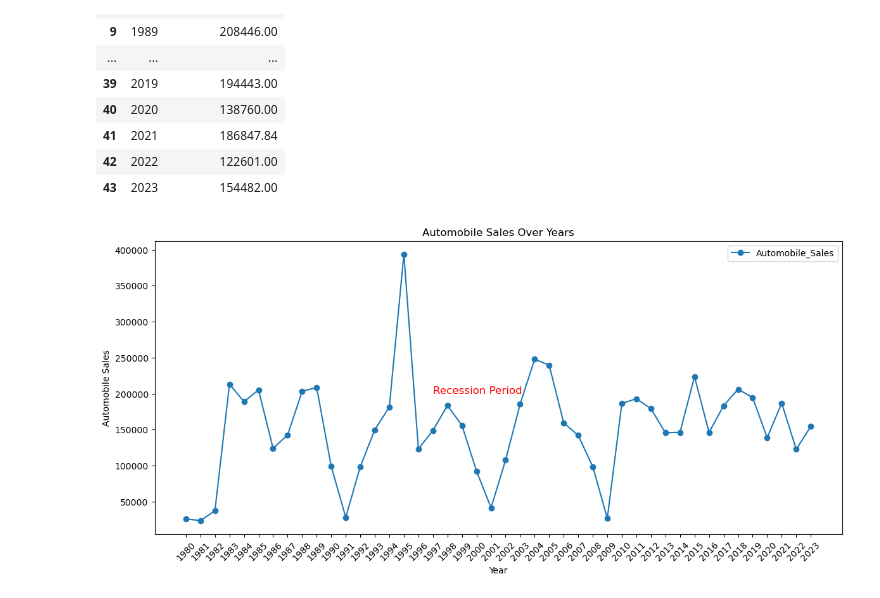
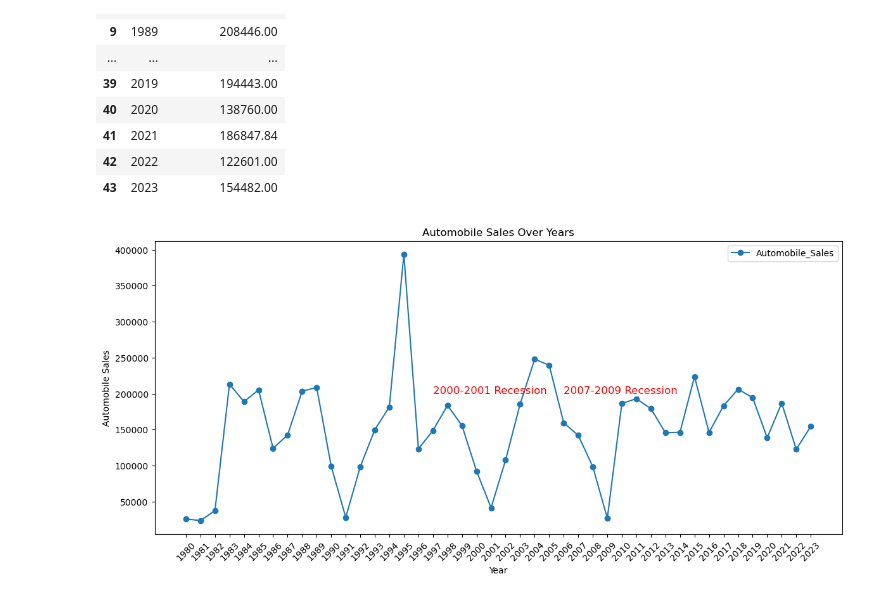
Before and after one commit to restjohnson/automobile_recession, a Jupyter notebook: automobile_jupyter.ipynb, the cells around one changed output. Saved outputs shown, nothing was run; the diff lists cells and outputs as text; code cells hidden in the pictures.

```diff
--- a/automobile_jupyter.ipynb
+++ b/automobile_jupyter.ipynb
@@ -85,10 +85,11 @@ yr
 # %%
 yr.plot(kind='line', x='Year', y='Automobile_Sales', title='Automobile Sales Over Years', marker='o', figsize=(14, 6))
 plt.xlabel('Year')
 plt.ylabel('Automobile Sales')
 plt.xticks(yr['Year'], rotation=45)
-plt.text(1997, 200000, 'Recession Period', fontsize=12, color='red')
+plt.text(1997, 200000, '2000-2001 Recession', fontsize=12, color='red')
+plt.text(2006, 200000, '2007-2009 Recession', fontsize=12, color='red')
 plt.legend()
 plt.show()
 # %% [output]
-[figure, old version]
+[figure, new version]
```
Also changed, not shown: parts of 4 cells of this notebook.
